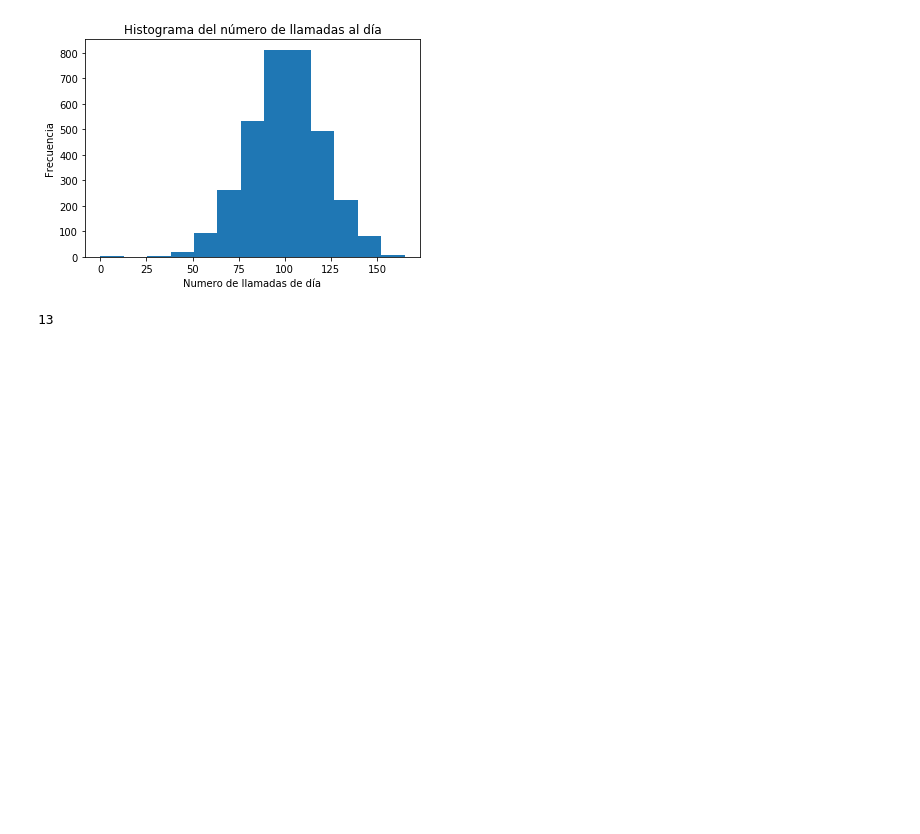
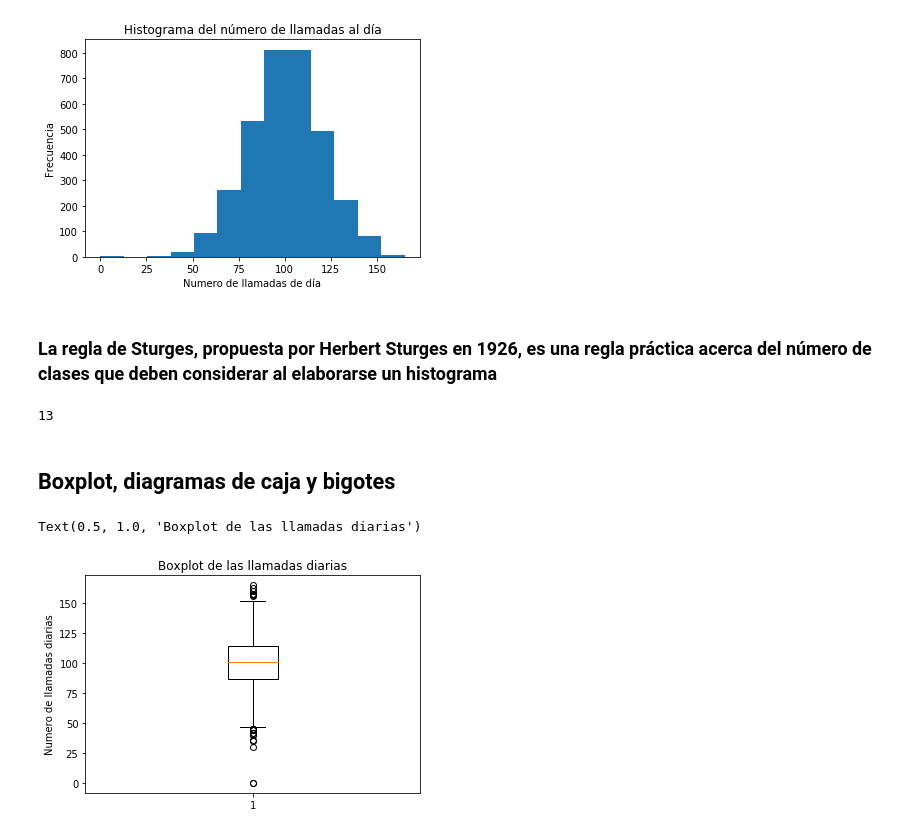
Before and after one commit to jobcito/python-ml-course, a Jupyter notebook: notebooks/T1 - 3 - Data cleaning - Plots - JOB.ipynb, the cells around one changed output. Cells and saved outputs as stored; diff of their text form; code cells hidden in the pictures; blank space fills up the shorter version.

```diff
--- a/notebooks/T1 - 3 - Data cleaning - Plots - JOB.ipynb
+++ b/notebooks/T1 - 3 - Data cleaning - Plots - JOB.ipynb
@@ -56,7 +56,18 @@ plt.title("Histograma del número de llamadas al día")
 # %% [output]
 Text(0.5, 1.0, 'Histograma del número de llamadas al día')
 [figure]
+# %% [markdown]
+### La regla de Sturges, propuesta por Herbert Sturges en 1926, es una regla práctica acerca del número de clases que deben considerar al elaborarse un histograma
 # %%
 int(np.ceil(1+np.log2(3333)))
 # %% [output]
 13
+# %% [markdown]
+## Boxplot, diagramas de caja y bigotes
+# %%
+plt.boxplot(data["Day Calls"])
+plt.ylabel("Numero de llamadas diarias")
+plt.title("Boxplot de las llamadas diarias")
+# %% [output]
+Text(0.5, 1.0, 'Boxplot de las llamadas diarias')
+[figure, added]
```
Also changed, not shown: parts of 7 cells of this notebook, 3 other files.
